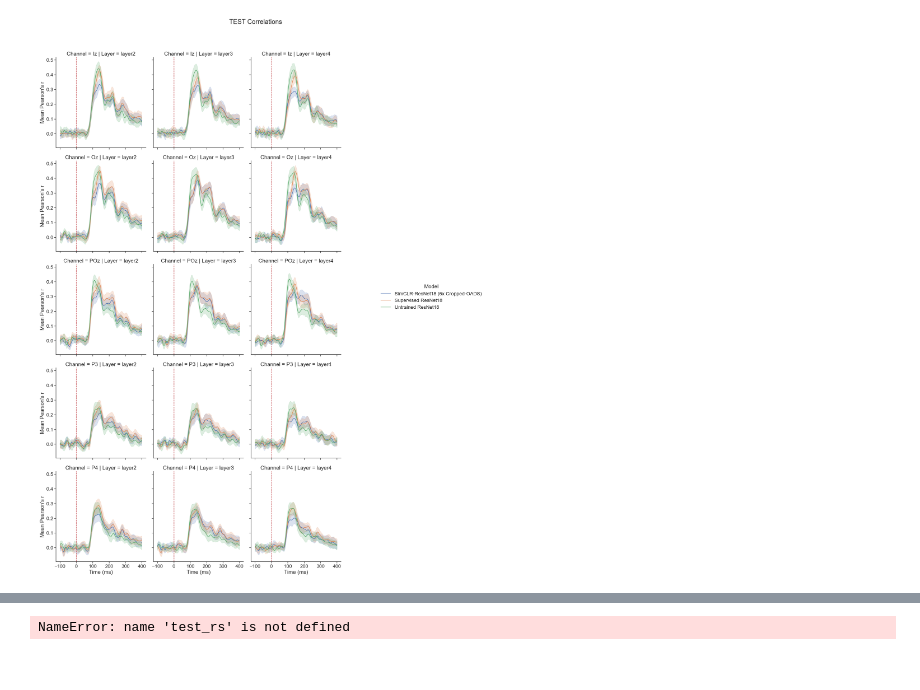
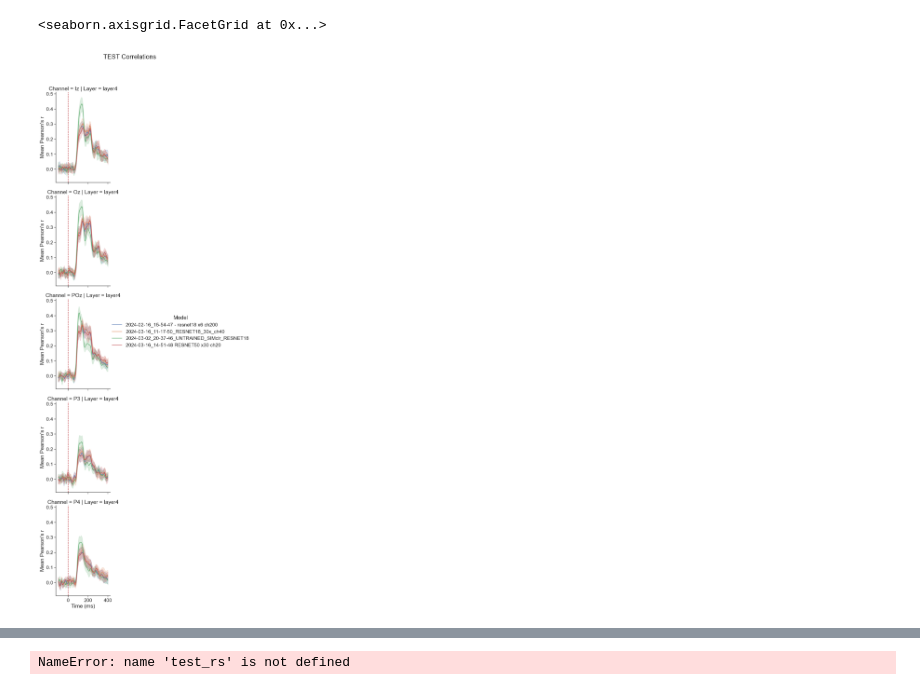
Before and after one commit to Yadino/SimCLR-OADS, a Jupyter notebook: linear evaluation/plot_EEG.ipynb, the cells around one changed output, grey strips where cells are left out. Drawn from its saved outputs; the diff is of its cells as text; code cells hidden in the pictures.

```diff
--- a/linear evaluation/plot_EEG.ipynb
+++ b/linear evaluation/plot_EEG.ipynb
@@ -10,13 +10,14 @@ import pandas as pd
 output_dir_base = r"D:\01 Files\04 University\00 Internships and theses\2. AI internship\EEG data\outputs"
 # Info identifying the arch, checkpoint, version of code and whatever
 #run_dir = "2024-02-16_15-54-47 - v2 resnet18 ch200"
-run_dir = "2024-02-22_11-49-01 UNTRAINED_RESNET18"
+#run_dir = "2024-02-22_11-49-01 UNTRAINED_RESNET18"
+run_dir = "no."
 
 # Add text to graph titles, if needed
 additional_title_info = ""
 
-#selected_layers = ["layer4", "fc2"]
-selected_layers = ["layer2", "layer3", "layer4"]#, "fc2"]
+selected_layers = ["layer4"]#, "fc2"]
+#selected_layers = ["layer2", "layer3", "layer4"]#, "fc2"]
 
 # Merge them
 output_dir = os.path.join(output_dir_base, run_dir)
@@ -197,12 +188,12 @@ See the caveats in the documentation: https://pandas.pydata.org/pandas-docs/stab
 # Load multiple models
 
 #run_dir = "2024-02-16_15-54-47 - v2 resnet18 ch200"
-def get_test_data(run_dir):
-    output_dir = os.path.join(output_dir_base, run_dir)
+def get_test_data(run_dir_m):
+    output_dir = os.path.join(output_dir_base, run_dir_m)
     data_flat = read_data(output_dir)
 
     # Add the model in a new column
-    data_flat['Model']=run_dir
+    data_flat['Model']=run_dir_m
 
     #train_rs_df = data_flat[data_flat['Stat'] == 'train_rs']
     #train_r2s_df = data_flat[data_flat['Stat'] == 'train_r2s']
@@ -212,13 +203,14 @@ def get_test_data(run_dir):
     return test_rs_df, test_r2s_df
 
 # Start reading data
-test_rs_df1, test_r2s_df1 = get_test_data("2024-02-16_15-54-47 - v2 resnet18 ch200")
-test_rs_df2, test_r2s_df2 = get_test_data("2024-02-29_14-11-32 NIKLAS_RESNET18_05_06")
-test_rs_df3, test_r2s_df3 = get_test_data("2024-03-02_20-37-46_UNTRAINED_SIMclr_RESNET18") # TODO: change to alexnet when its ready
+test_rs_df1, test_r2s_df1 = get_test_data("2024-02-16_15-54-47 - resnet18 x6 ch200")
+test_rs_df2, test_r2s_df2 = get_test_data("2024-03-16_11-17-50_RESNET18_30x_ch40")
+test_rs_df3, test_r2s_df3 = get_test_data("2024-03-02_20-37-46_UNTRAINED_SIMclr_RESNET18")
+test_rs_df4, test_r2s_df4 = get_test_data("2024-03-16_14-51-48 RESNET50 x30 ch20")
 # %%
 # Put everything in one df
-test_rs_df = pd.concat([test_rs_df1, test_rs_df2, test_rs_df3])
-test_r2s_df = pd.concat([test_r2s_df1, test_r2s_df2, test_r2s_df3])
+test_rs_df = pd.concat([test_rs_df1, test_rs_df2, test_rs_df3, test_rs_df4])
+test_r2s_df = pd.concat([test_r2s_df1, test_r2s_df2, test_r2s_df3, test_r2s_df4])
 
 # Change niklas version fc to fc2 or change fc2 to fc
 #test_rs_df['Layer'].replace('fc2', 'fc', inplace=True)
@@ -238,32 +230,33 @@ test_r2s_df.loc[:, 'Time_mapped'] = (test_r2s_df['Timepoint'] - timepoint_range[
 # %%
 # Plot models against each other
 import seaborn
 
 seaborn.set(font_scale=1.5)
 seaborn.set_style('ticks')
 
 # Choose some specific layer or channel or whatever
 data = test_rs_df#[test_rs_df['Channel'] == 'Oz']
 
 
 # Correlation
 my_plot = seaborn.relplot(data=data, x="Time_mapped", y="Value", hue="Model", col="Layer", row="Channel", kind="line")
 
 
 # Add xline at x=0 for each plot
 for ax in my_plot.axes.flat:
     # Add a vertical line at x=0
     ax.axvline(x=0, color='r', linestyle='--')
 
 #my_plot.set_titles('{row_name} {col_name}')
 my_plot.fig.suptitle(f"TEST Correlations", y=1.05)
 my_plot.set_xlabels("Time (ms)", clear_inner=False)
 my_plot.set_ylabels("Mean Pearson's r", clear_inner=False)
 
 
 # replace labels
-new_labels = ['SimCLR-ResNet18 (6x Cropped-OADS)', 'Supervised ResNet18', 'Untrained ResNet18']
-for t, l in zip(my_plot._legend.texts, new_labels):
-    t.set_text(l)
+#new_labels = ['SimCLR-ResNet18 (6x Cropped-OADS)', 'Supervised ResNet18', 'Untrained ResNet18']
+#for t, l in zip(my_plot._legend.texts, new_labels):
+#    t.set_text(l)
 # %% [output]
+<seaborn.axisgrid.FacetGrid at 0x...>
-[figure, old version]
+[figure, new version]
```
Also changed, not shown: parts of 4 cells of this notebook, 9 other files.
